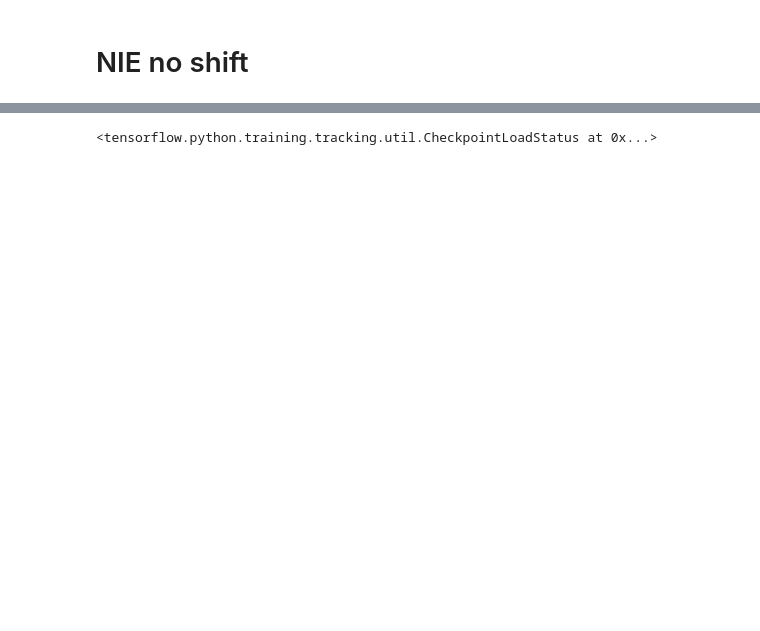
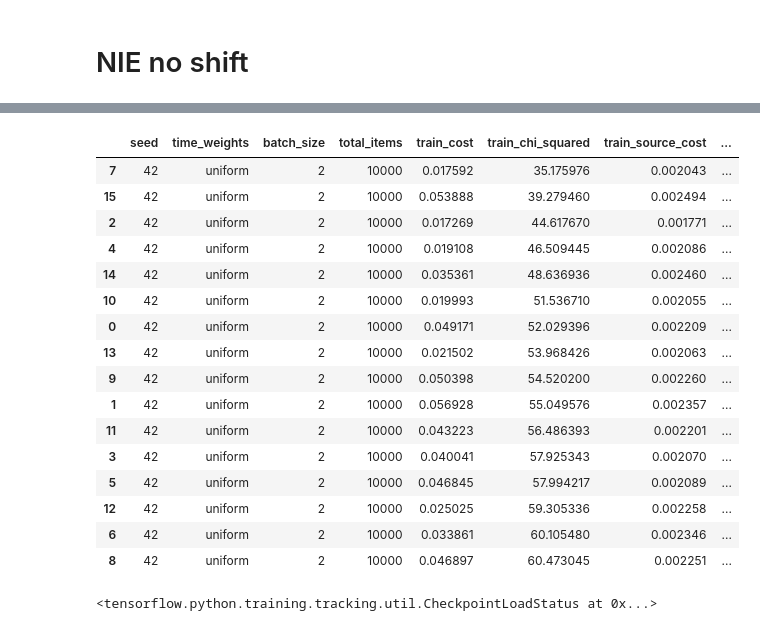
Before and after one commit to AlexandreAdam/Censai, a Jupyter notebook: notebooks/scale_complexity_experiment.ipynb, the cells around one changed output, grey strips where cells are left out. Cells and saved outputs as stored; diff of their text form; code cells hidden in the pictures; blank space fills up the shorter version.

```diff
--- a/notebooks/scale_complexity_experiment.ipynb
+++ b/notebooks/scale_complexity_experiment.ipynb
@@ -58,3 +93,24 @@ hparams[["seed", "shift", "batch_size", "total_items", "train_cost", "train_chi_
+# %%
+hparams2 = pd.read_csv(os.path.join(result_dir, "RIMDU512_k128_NIE2ns.csv"), index_col=0)
+hparams2[["seed", "time_weights", "batch_size", "total_items", "train_cost", "train_chi_squared", "train_source_cost", "train_kappa_cost", "experiment_id"]].sort_values(by="train_chi_squared")
+# %% [output]
+|  | seed | time_weights | batch_size | total_items | train_cost | train_chi_squared | train_source_cost | ... |
+| 7 | 42 | uniform | 2 | 10000 | 0.017592 | 35.175976 | 0.002043 | ... |
+| 15 | 42 | uniform | 2 | 10000 | 0.053888 | 39.279460 | 0.002494 | ... |
+| 2 | 42 | uniform | 2 | 10000 | 0.017269 | 44.617670 | 0.001771 | ... |
+| 4 | 42 | uniform | 2 | 10000 | 0.019108 | 46.509445 | 0.002086 | ... |
+| 14 | 42 | uniform | 2 | 10000 | 0.035361 | 48.636936 | 0.002460 | ... |
+| 10 | 42 | uniform | 2 | 10000 | 0.019993 | 51.536710 | 0.002055 | ... |
+| 0 | 42 | uniform | 2 | 10000 | 0.049171 | 52.029396 | 0.002209 | ... |
+| 13 | 42 | uniform | 2 | 10000 | 0.021502 | 53.968426 | 0.002063 | ... |
+| 9 | 42 | uniform | 2 | 10000 | 0.050398 | 54.520200 | 0.002260 | ... |
+| 1 | 42 | uniform | 2 | 10000 | 0.056928 | 55.049576 | 0.002357 | ... |
+| 11 | 42 | uniform | 2 | 10000 | 0.043223 | 56.486393 | 0.002201 | ... |
+| 3 | 42 | uniform | 2 | 10000 | 0.040041 | 57.925343 | 0.002070 | ... |
+| 5 | 42 | uniform | 2 | 10000 | 0.046845 | 57.994217 | 0.002089 | ... |
+| 12 | 42 | uniform | 2 | 10000 | 0.025025 | 59.305336 | 0.002258 | ... |
+| 6 | 42 | uniform | 2 | 10000 | 0.033861 | 60.105480 | 0.002346 | ... |
+| 8 | 42 | uniform | 2 | 10000 | 0.046897 | 60.473045 | 0.002251 | ... |
 # %%
 # checkpoints_dir = os.path.join(os.getenv("CENSAI_PATH"), "models/RIMSU512_k128_NIEs_019_TI1000_32_B5_210918011431")
 # checkpoints_dir = os.path.join(os.getenv("CENSAI_PATH"), "models", "RIMSU512_k128_NIEs_017_TI1000_16_B5_210918010833")
```
Also changed, not shown: parts of 6 cells of this notebook, 4 other files.
